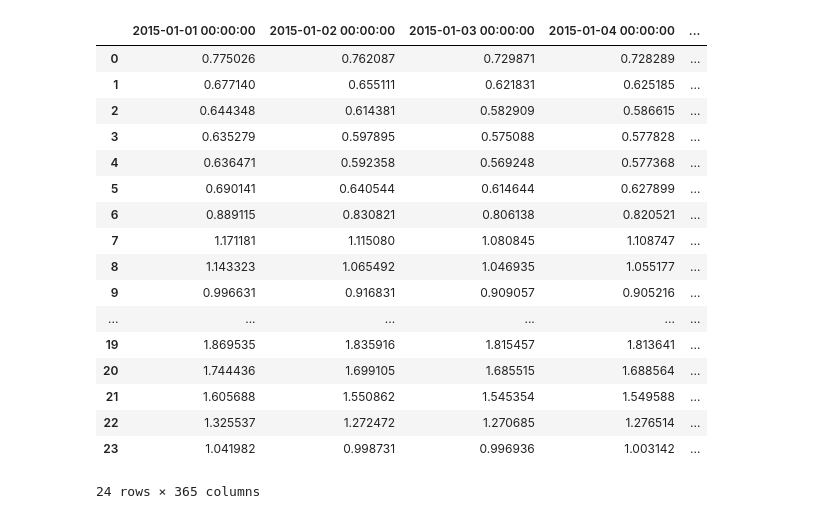
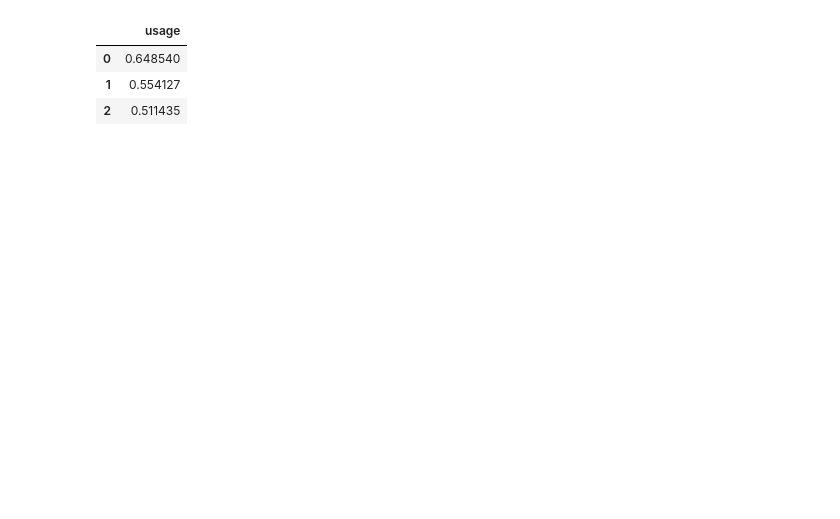
Before and after one commit to Carolinelefloch/SolarFutureExplorer, a Jupyter notebook: Solar Future Explorer.ipynb, the cells around one changed output. Saved outputs shown, nothing was run; the diff lists cells and outputs as text; code cells hidden in the pictures; blank space fills up the shorter version.

```diff
--- a/Solar Future Explorer.ipynb
+++ b/Solar Future Explorer.ipynb
@@ -1,34 +16,23 @@
 # %%
 import pandas as pd
 import numpy as np
-data = pd.read_csv('Arcata_Usage.csv', sep=',')
+data = pd.read_csv('yearly_city_data.csv', sep=',')
+cities = pd.read_csv('City_Locations.csv', sep=',')
+
+
 
 #data.dtypes
 dates = pd.date_range('1/1/2015', periods=365)
-year_usage = pd.DataFrame(data['Electricity:Facility [kW](Hourly)'].reshape(365,24),index=dates,columns = np.arange(24))
+year_usage = pd.DataFrame(data['Bakersfield Meadows'].reshape(365,24),index=dates,columns = np.arange(24))
 year_usage = pd.DataFrame.transpose(year_usage)
 mean_hourly_load = pd.DataFrame(year_usage.mean(axis=1),columns = ['usage'])
-mean_hourly_load
-year_usage
+mean_hourly_load[:3]
+#year_usage[:3]
 # %% [output]
-|  | 2015-01-01 00:00:00 | 2015-01-02 00:00:00 | 2015-01-03 00:00:00 | 2015-01-04 00:00:00 | ... |
-| 0 | 0.775026 | 0.762087 | 0.729871 | 0.728289 | ... |
-| 1 | 0.677140 | 0.655111 | 0.621831 | 0.625185 | ... |
-| 2 | 0.644348 | 0.614381 | 0.582909 | 0.586615 | ... |
-| 3 | 0.635279 | 0.597895 | 0.575088 | 0.577828 | ... |
-| 4 | 0.636471 | 0.592358 | 0.569248 | 0.577368 | ... |
-| 5 | 0.690141 | 0.640544 | 0.614644 | 0.627899 | ... |
-| 6 | 0.889115 | 0.830821 | 0.806138 | 0.820521 | ... |
-| 7 | 1.171181 | 1.115080 | 1.080845 | 1.108747 | ... |
-| 8 | 1.143323 | 1.065492 | 1.046935 | 1.055177 | ... |
-| 9 | 0.996631 | 0.916831 | 0.909057 | 0.905216 | ... |
-| ... | ... | ... | ... | ... | ... |
-| 19 | 1.869535 | 1.835916 | 1.815457 | 1.813641 | ... |
-| 20 | 1.744436 | 1.699105 | 1.685515 | 1.688564 | ... |
-| 21 | 1.605688 | 1.550862 | 1.545354 | 1.549588 | ... |
-| 22 | 1.325537 | 1.272472 | 1.270685 | 1.276514 | ... |
-| 23 | 1.041982 | 0.998731 | 0.996936 | 1.003142 | ... |
+|  | usage |
+| 0 | 0.648540 |
+| 1 | 0.554127 |
+| 2 | 0.511435 |
-24 rows × 365 columns
 # %%
 import matplotlib
 import numpy as np
```
Also changed, not shown: parts of 5 cells of this notebook, 1 other file.
